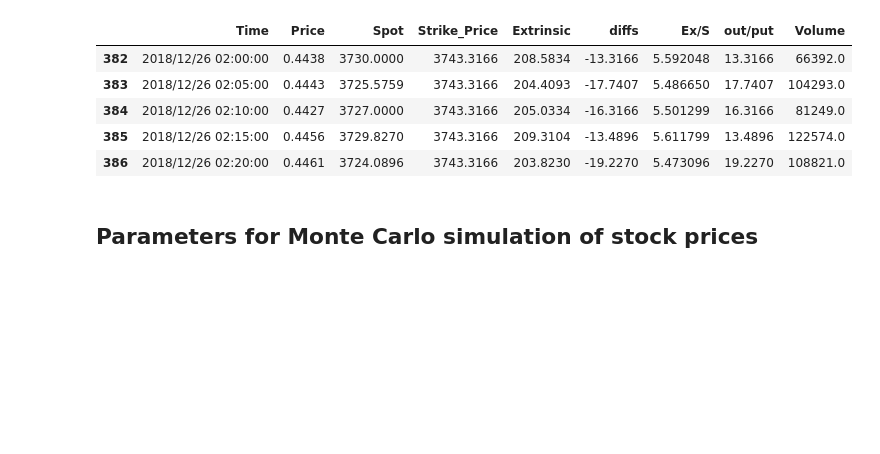
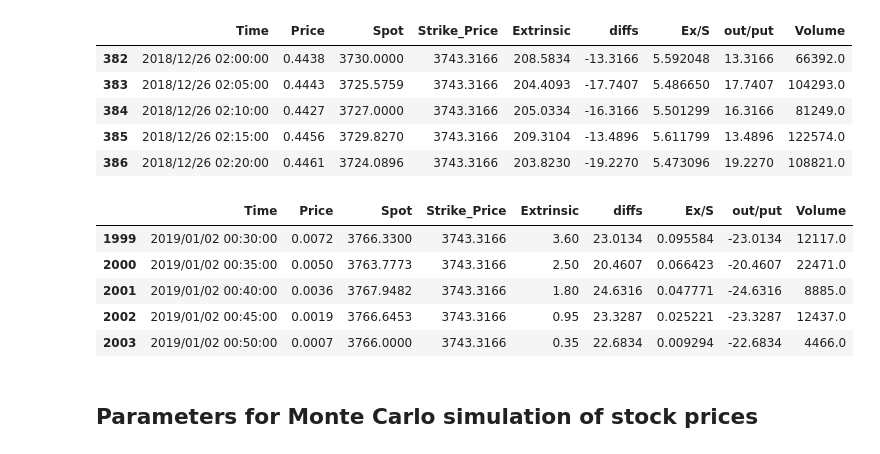
Before and after one commit to MCCCSunny/Reinforcement-Learning-in-Bitcoin-Option-Pricing, a Jupyter notebook: rl_option.ipynb, the cells around one changed output. Saved outputs shown, nothing was run; the diff lists cells and outputs as text; code cells hidden in the pictures; blank space fills up the shorter version.

```diff
--- a/rl_option.ipynb
+++ b/rl_option.ipynb
@@ -178,6 +173,15 @@ df_week2put.head()
 | 384 | 2018/12/26 02:10:00 | 0.4427 | 3727.0000 | 3743.3166 | 205.0334 | -16.3166 | 5.501299 | 16.3166 | 81249.0 |
 | 385 | 2018/12/26 02:15:00 | 0.4456 | 3729.8270 | 3743.3166 | 209.3104 | -13.4896 | 5.611799 | 13.4896 | 122574.0 |
 | 386 | 2018/12/26 02:20:00 | 0.4461 | 3724.0896 | 3743.3166 | 203.8230 | -19.2270 | 5.473096 | 19.2270 | 108821.0 |
+# %%
+df_week2put.tail()
+# %% [output]
+|  | Time | Price | Spot | Strike_Price | Extrinsic | diffs | Ex/S | out/put | Volume |
+| 1999 | 2019/01/02 00:30:00 | 0.0072 | 3766.3300 | 3743.3166 | 3.60 | 23.0134 | 0.095584 | -23.0134 | 12117.0 |
+| 2000 | 2019/01/02 00:35:00 | 0.0050 | 3763.7773 | 3743.3166 | 2.50 | 20.4607 | 0.066423 | -20.4607 | 22471.0 |
+| 2001 | 2019/01/02 00:40:00 | 0.0036 | 3767.9482 | 3743.3166 | 1.80 | 24.6316 | 0.047771 | -24.6316 | 8885.0 |
+| 2002 | 2019/01/02 00:45:00 | 0.0019 | 3766.6453 | 3743.3166 | 0.95 | 23.3287 | 0.025221 | -23.3287 | 12437.0 |
+| 2003 | 2019/01/02 00:50:00 | 0.0007 | 3766.0000 | 3743.3166 | 0.35 | 22.6834 | 0.009294 | -22.6834 | 4466.0 |
 # %% [markdown]
 ## Parameters for Monte Carlo simulation of stock prices
 # %%
```
Also changed, not shown: parts of 9 cells of this notebook.
